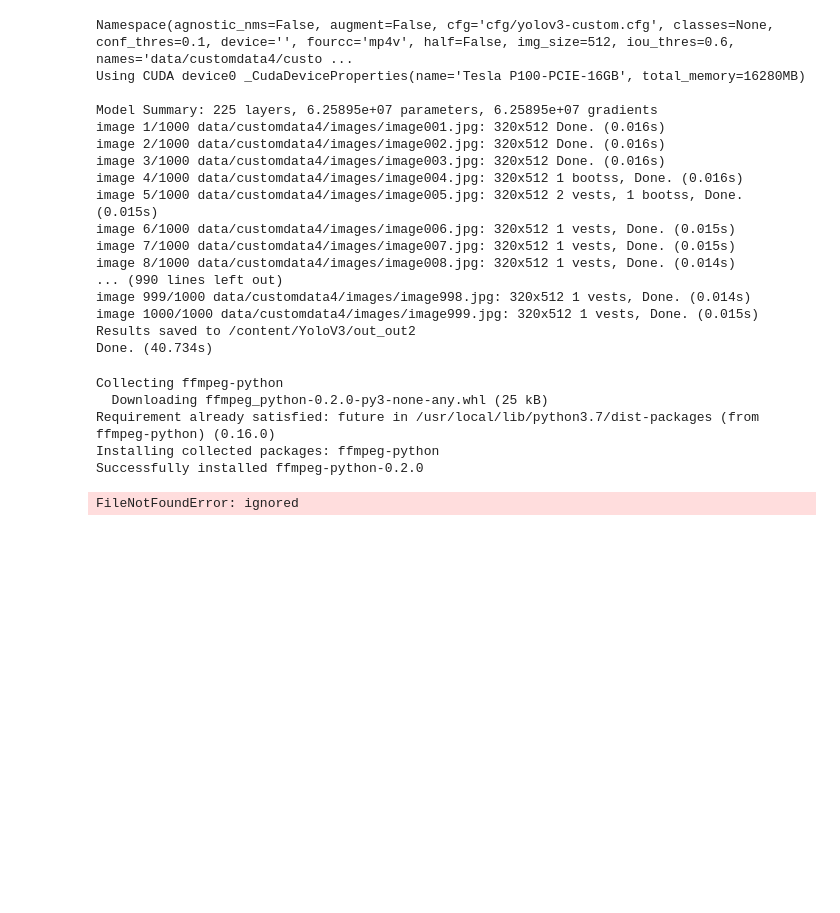
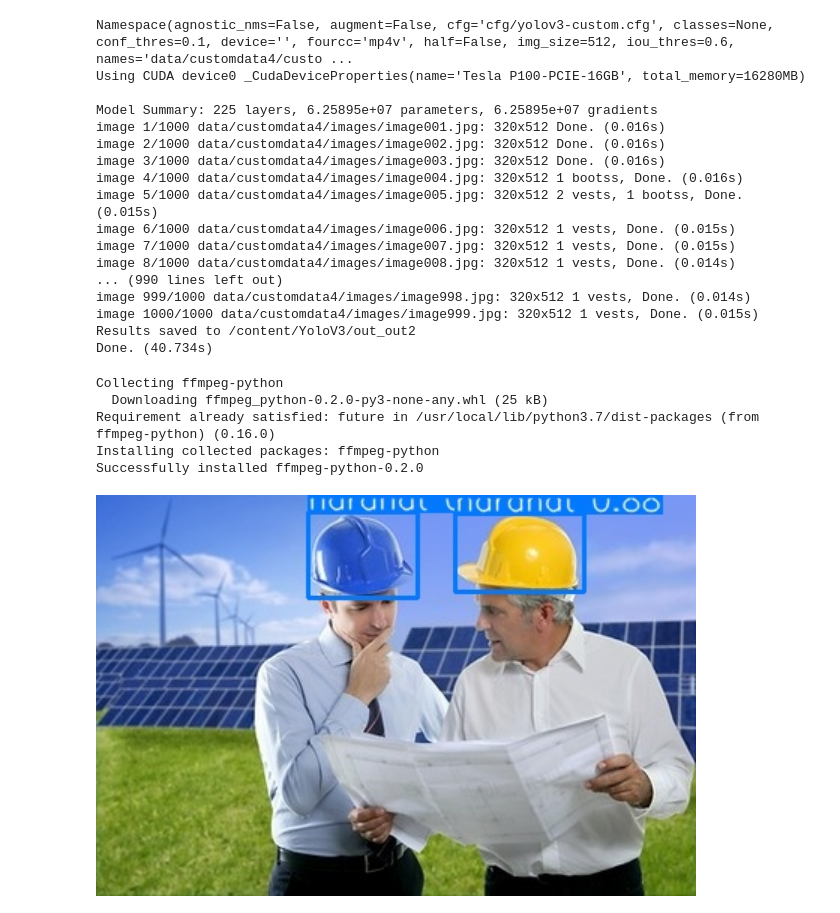
Before and after one commit to prathaban-sr/eva6, a Jupyter notebook: session11/YoloV3Sample.ipynb, the cells around one changed output. Cells and saved outputs as stored; diff of their text form; code cells hidden in the pictures; blank space fills up the shorter version.

```diff
--- a/session11/YoloV3Sample.ipynb
+++ b/session11/YoloV3Sample.ipynb
@@ -88,7 +88,7 @@ Requirement already satisfied: future in /usr/local/lib/python3.7/dist-packages
 Installing collected packages: ffmpeg-python
 Successfully installed ffmpeg-python-0.2.0
 # %%
-Image(filename='out_out/img001.jpg', width=600)
+Image(filename='out_out/rs_newimg_000.jpg', width=600)
 # %% [output]
-FileNotFoundError: ignored
+[figure, added]
 # %%
```
Also changed, not shown: parts of 3 cells of this notebook.
